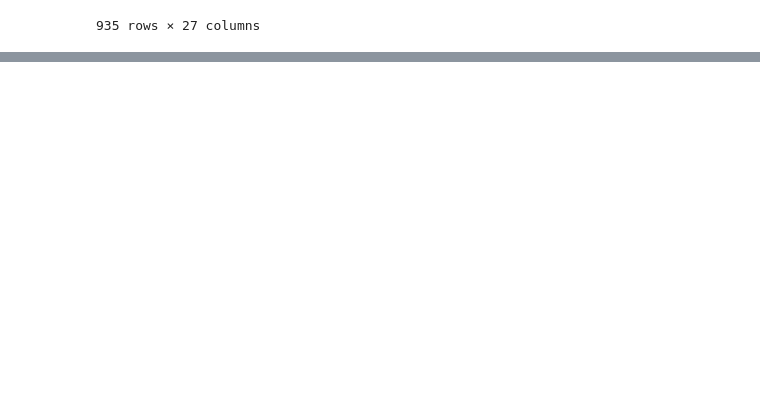
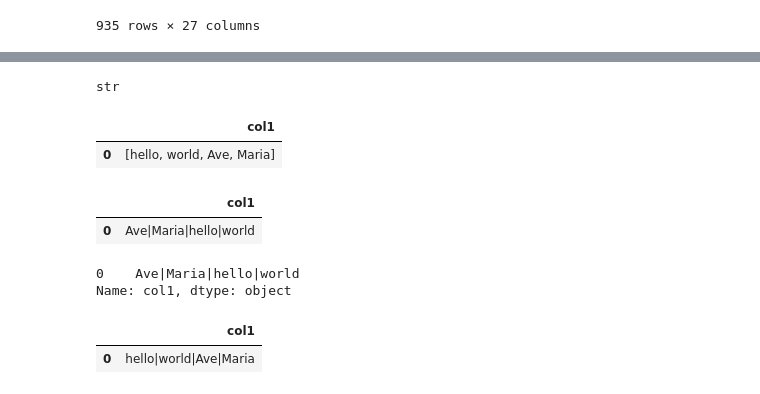
Before and after one commit to meaningfy-ws/sem-covid, a Jupyter notebook: notebooks/pwdb/cleaning/prepare.ipynb, the cells around one changed output, grey strips where cells are left out. Saved outputs shown, nothing was run; the diff lists cells and outputs as text; code cells hidden in the pictures; blank space fills up the shorter version.

```diff
--- a/notebooks/pwdb/cleaning/prepare.ipynb
+++ b/notebooks/pwdb/cleaning/prepare.ipynb
@@ -166,3 +196,14 @@ df.head()
 | 4 | Airbus agreement for making up un... | On 20 March, the Airbus Group sig... | This agreement qualifies as unwor... | Protection of workers, adaptation... | Bipartite collective agreements | Employees in standard employment,... | ... |
 # %%
 #df.to_pickle(DATA_FOLDER / "pwdb/pickle/df.pkl")
+# %%
+type(transformation_rules)
+# %% [output]
+str
+# %%
+df_test = pd.DataFrame({'col1': [['hello', 'world', 'Ave', 'Maria']]})
+# %%
+df_test
+# %% [output]
+|  | col1 |
+| 0 | [hello, world, Ave, Maria] |
@@ -168,0 +212,10 @@ df.head()
+# %%
+test_function
+# %% [output]
+|  | col1 |
+| 0 | Ave|Maria|hello|world |
+# %%
+test_function['col1']
+# %% [output]
+0    Ave|Maria|hello|world
+Name: col1, dtype: object
@@ -168,0 +224,5 @@ df.head()
+# %%
+df_test_expected
+# %% [output]
+|  | col1 |
+| 0 | hello|world|Ave|Maria |
```
Also changed, not shown: parts of 9 cells of this notebook, 10 other files.
